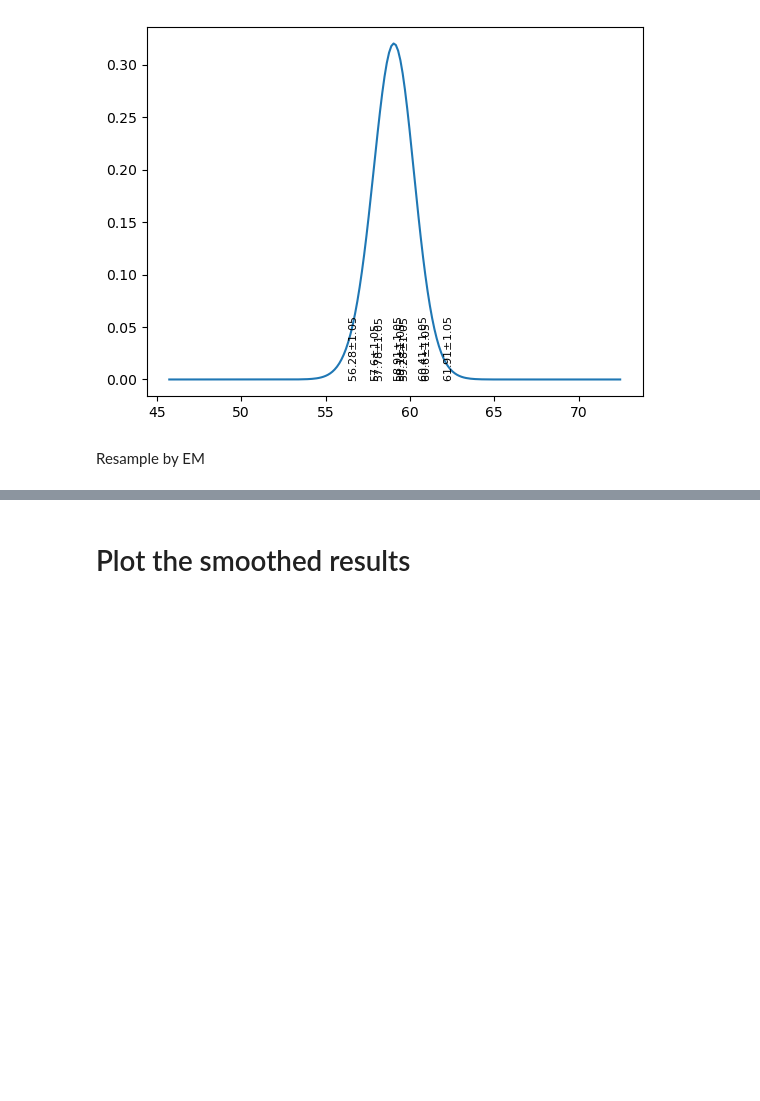
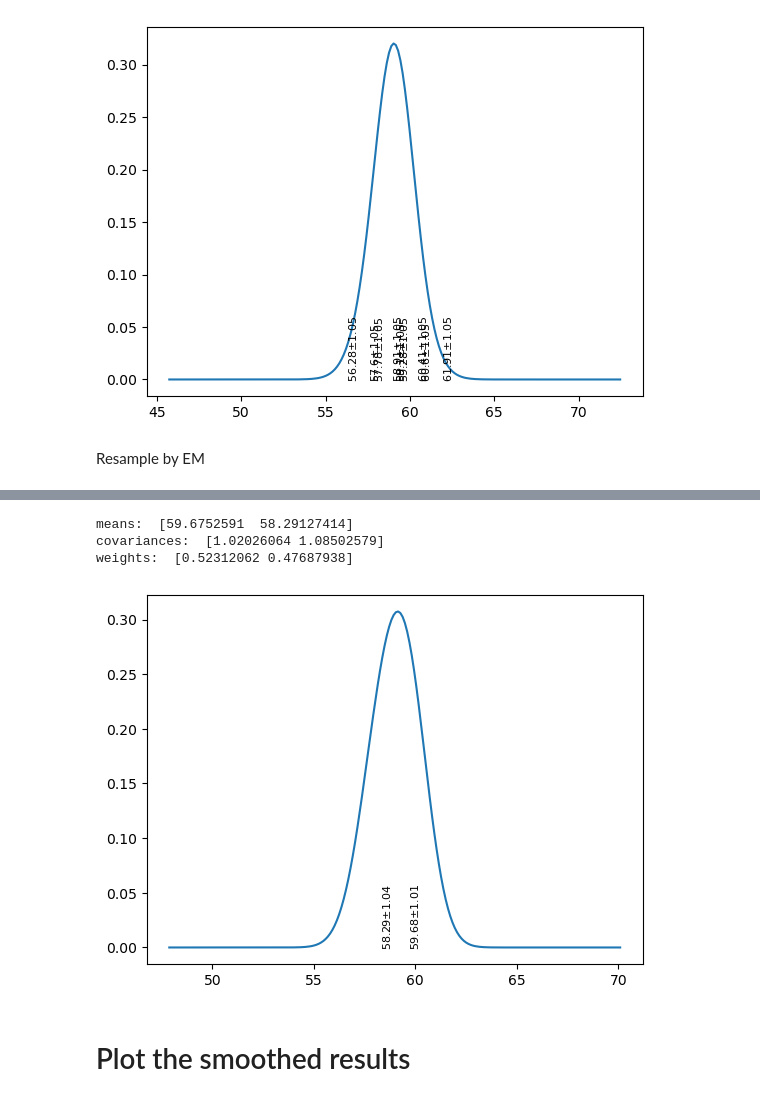
Before and after one commit to thinhhoang95/smoothie, a Jupyter notebook: SmoothIE_PROTOTYPE.ipynb, the cells around one changed output, grey strips where cells are left out. Saved outputs shown, nothing was run; the diff lists cells and outputs as text; code cells hidden in the pictures; blank space fills up the shorter version.

Commit message:
Does that mean we are done?

```diff
--- a/SmoothIE_PROTOTYPE.ipynb
+++ b/SmoothIE_PROTOTYPE.ipynb
@@ -665,3 +665,18 @@ plt.show()
+# %%
+from sklearn.mixture import GaussianMixture
+gmm = GaussianMixture(n_components=2, covariance_type='full')
+gmm.fit(particles.reshape(-1, 1))
+print('means: ', gmm.means_.flatten())
+print('covariances: ', gmm.covariances_.flatten())
+print('weights: ', gmm.weights_.flatten())
+# %% [output]
+means:  [59.6752591  58.29127414]
+covariances:  [1.02026064 1.08502579]
+weights:  [0.52312062 0.47687938]
+# %%
+plot_gmm(gmm.means_.flatten(), gmm.covariances_.flatten(), gmm.weights_.flatten())
+# %% [output]
+[figure, added]
 # %% [markdown]
 # Plot the smoothed results
 # %%
```
Also changed, not shown: parts of 4 cells of this notebook, 1 other file.
